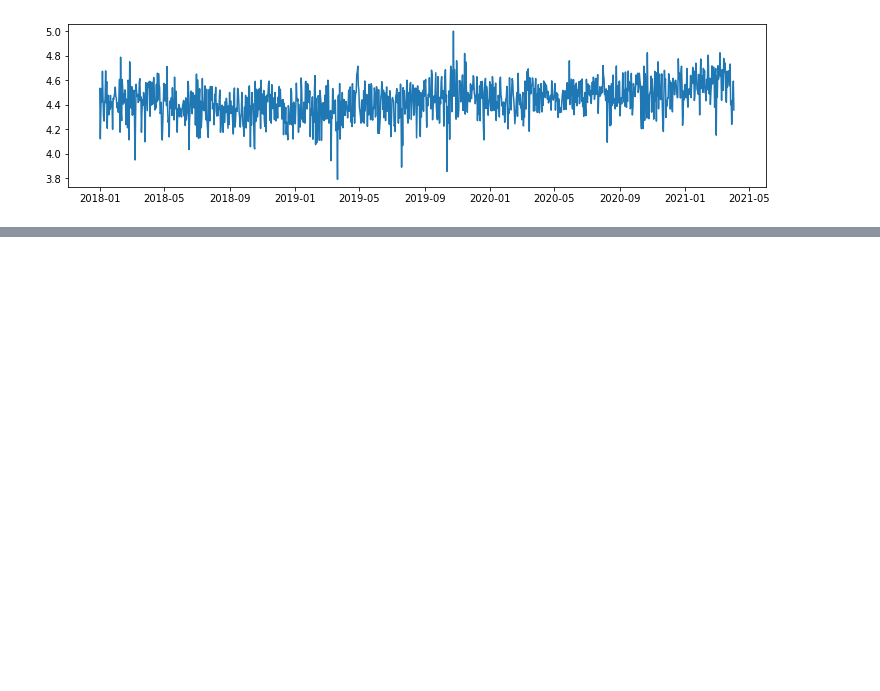
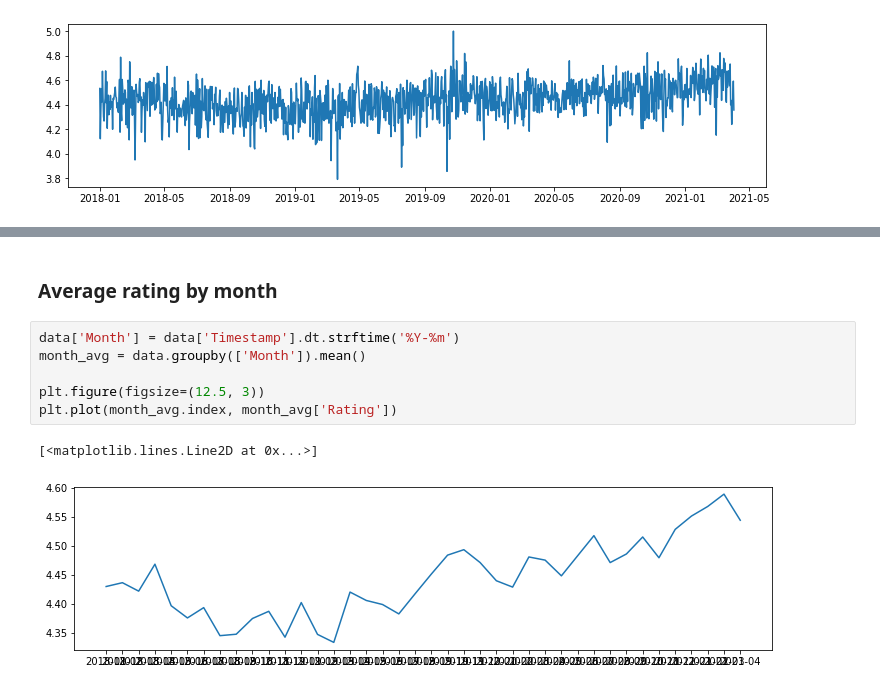
Before and after one commit to goonerify/The-Python-Mega-Course-Build-10-Real-World-Applications, a Jupyter notebook: Section 19 Data Analysis and Visualisation with Matplotlib, HighCharts/Visualizations.ipynb, the cells around one changed output, grey strips where cells are left out. Cells and saved outputs as stored; diff of their text form; blank space fills up the shorter version.

Commit message:
164. Downsampling and Plotting Average Ratings by Month

```diff
--- a/Section 19 Data Analysis and Visualisation with Matplotlib, HighCharts/Visualizations.ipynb
+++ b/Section 19 Data Analysis and Visualisation with Matplotlib, HighCharts/Visualizations.ipynb
@@ -58,0 +59,11 @@ plt.plot(week_avg.index, week_avg['Rating'])
+# %% [markdown]
+### Average rating by month
+# %%
+data['Month'] = data['Timestamp'].dt.strftime('%Y-%m')
+month_avg = data.groupby(['Month']).mean()
+
+plt.figure(figsize=(12.5, 3))
+plt.plot(month_avg.index, month_avg['Rating'])
+# %% [output]
+[<matplotlib.lines.Line2D at 0x...>]
+[figure, added]
```
Also changed, not shown: parts of 4 cells of this notebook, 1 other file.
